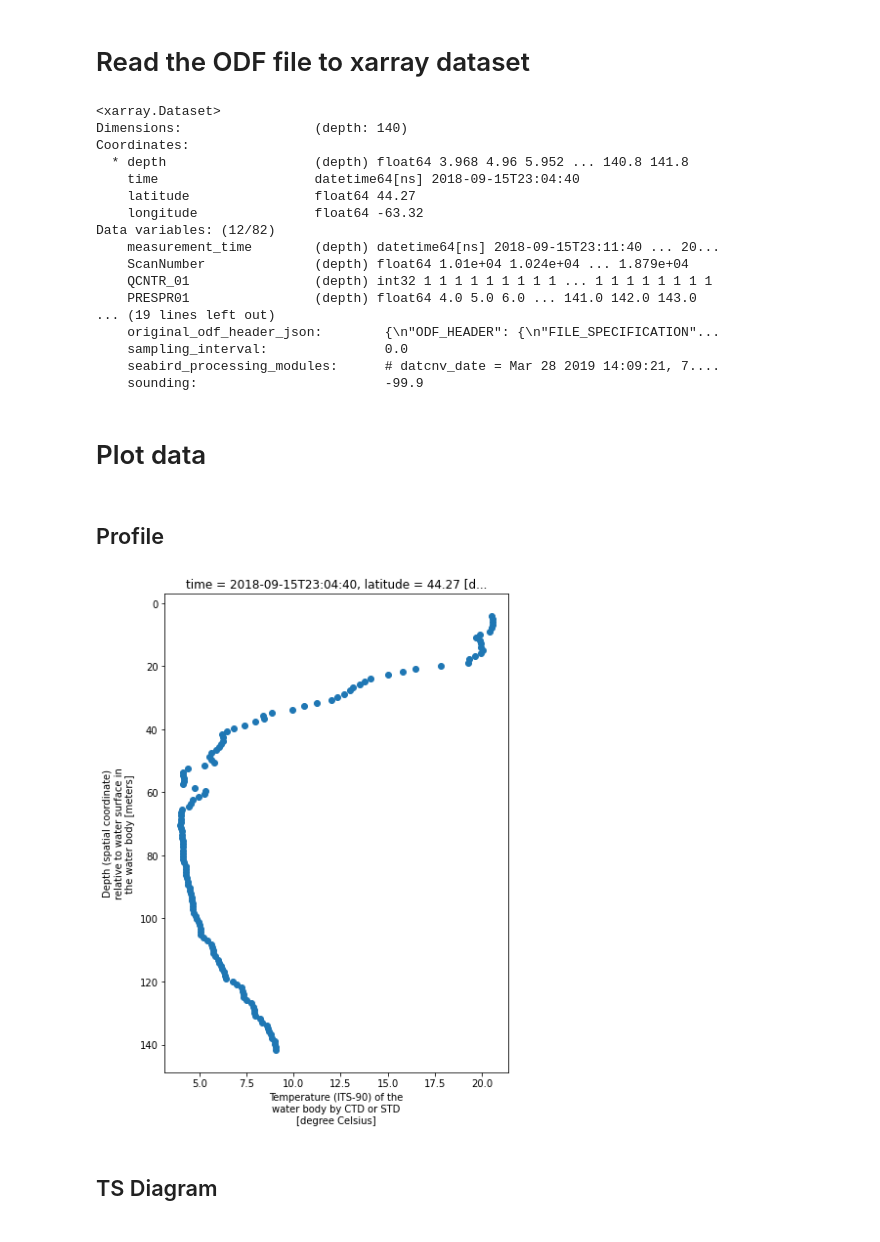
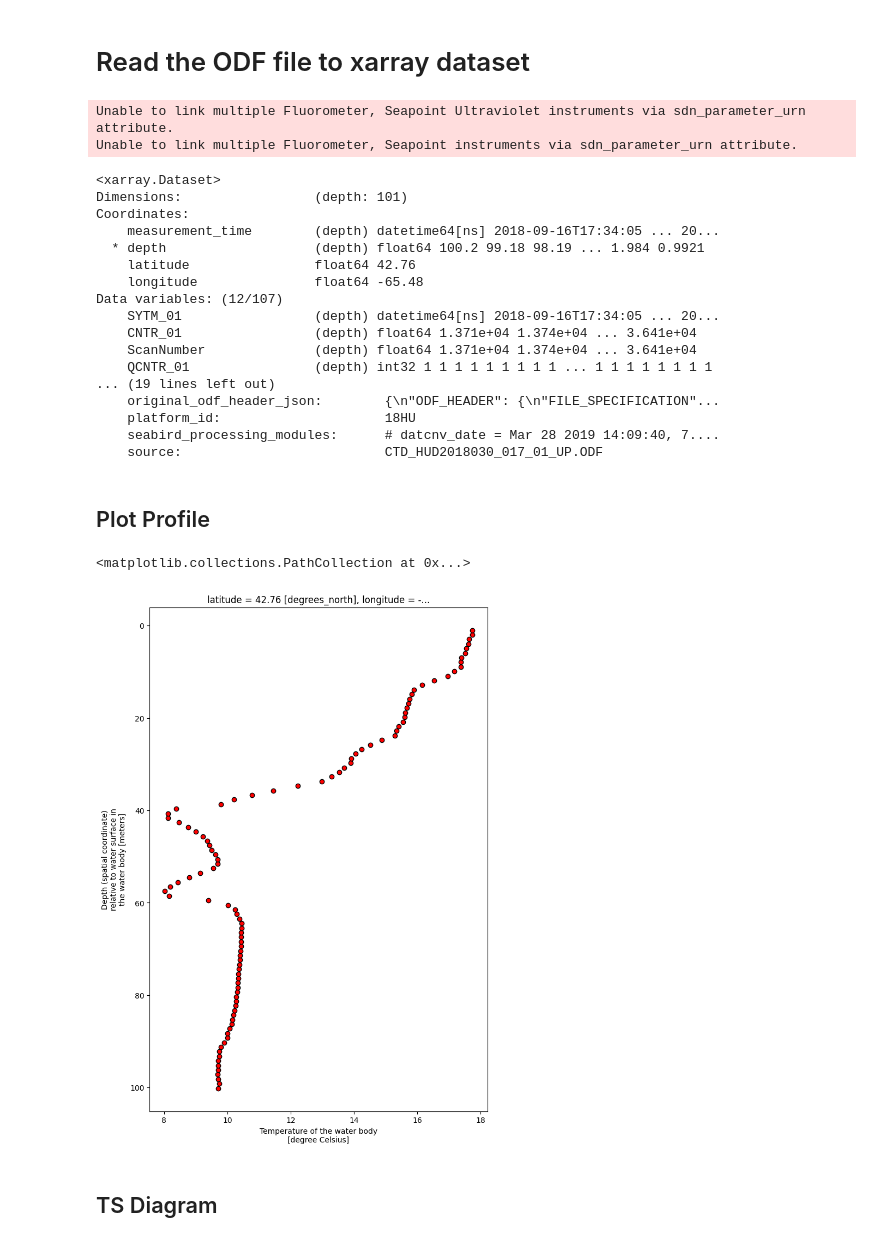
Before and after one commit to cioos-siooc/ocean-data-parser, a Jupyter notebook: notebooks/bio_odf_parsing_example.ipynb, the cells around one changed output. Cells and saved outputs as stored; diff of their text form; code cells hidden in the pictures.

```diff
--- a/notebooks/bio_odf_parsing_example.ipynb
+++ b/notebooks/bio_odf_parsing_example.ipynb
@@ -9,12 +10,16 @@ import os
 # %% [markdown]
 # Download an ODF locally from GitHub
+# %%
+def download_file_from_github(raw_url):
+    """Download a github raw file localy"""
+    odf_file_path = os.path.basename(raw_url)
+    response = requests.get(raw_url)
+    with open(odf_file_path, "w") as f:
+        f.write(response.text)
+    return odf_file_path
 # %%
 # Download from the ocean-data-parser repository one BIO ODF test file for demonstration purposes
-odf_file_url = "https://raw.githubusercontent.com/cioos-sioocean-data-parser/odf-parser/tests/parsers_test_files/dfo/odf/bio/CTD_HUD2018030_008_01_DN.ODF"
-odf_file_path = os.path.basename(odf_file_url)
-response = requests.get(odf_file_url)
-with open(odf_file_path, "w") as f:
-    f.write(response.text)
+odf_file_path = download_file_from_github("https://raw.githubusercontent.com/cioos-siooc/ocean-data-parser/development/tests/parsers_test_files/dfo/odf/bio/CTD/CTD_HUD2018030_017_01_UP.ODF")
 # %% [markdown]
 # Read the ODF file to xarray dataset
 # %%
@@ -22,31 +27,32 @@ with open(odf_file_path, "w") as f:
 ds = bio_odf(odf_file_path)
 ds
 # %% [output]
-<xarray.Dataset>
-Dimensions:                 (depth: 140)
-Coordinates:
-  * depth                   (depth) float64 3.968 4.96 5.952 ... 140.8 141.8
-    time                    datetime64[ns] 2018-09-15T23:04:40
-    latitude                float64 44.27
-    longitude               float64 -63.32
-Data variables: (12/82)
-    measurement_time        (depth) datetime64[ns] 2018-09-15T23:11:40 ... 20...
-    ScanNumber              (depth) float64 1.01e+04 1.024e+04 ... 1.879e+04
-    QCNTR_01                (depth) int32 1 1 1 1 1 1 1 1 1 ... 1 1 1 1 1 1 1 1
-    PRESPR01                (depth) float64 4.0 5.0 6.0 ... 141.0 142.0 143.0
-... (19 lines left out)
-    original_odf_header_json:        {\n"ODF_HEADER": {\n"FILE_SPECIFICATION"...
-    sampling_interval:               0.0
-    seabird_processing_modules:      # datcnv_date = Mar 28 2019 14:09:21, 7....
-    sounding:                        -99.9
+Unable to link multiple Fluorometer, Seapoint Ultraviolet instruments via sdn_parameter_urn attribute.
+Unable to link multiple Fluorometer, Seapoint instruments via sdn_parameter_urn attribute.
+<xarray.Dataset>
+Dimensions:                 (depth: 101)
+Coordinates:
+    measurement_time        (depth) datetime64[ns] 2018-09-16T17:34:05 ... 20...
+  * depth                   (depth) float64 100.2 99.18 98.19 ... 1.984 0.9921
+    latitude                float64 42.76
+    longitude               float64 -65.48
+Data variables: (12/107)
+    SYTM_01                 (depth) datetime64[ns] 2018-09-16T17:34:05 ... 20...
+    CNTR_01                 (depth) float64 1.371e+04 1.374e+04 ... 3.641e+04
+    ScanNumber              (depth) float64 1.371e+04 1.374e+04 ... 3.641e+04
+    QCNTR_01                (depth) int32 1 1 1 1 1 1 1 1 1 ... 1 1 1 1 1 1 1 1
+... (19 lines left out)
+    original_odf_header_json:        {\n"ODF_HEADER": {\n"FILE_SPECIFICATION"...
+    platform_id:                     18HU
+    seabird_processing_modules:      # datcnv_date = Mar 28 2019 14:09:40, 7....
+    source:                          CTD_HUD2018030_017_01_UP.ODF
 # %% [markdown]
-# Plot data
+## Plot Profile
-# %% [markdown]
-## Profile
-# %%
-fig = ds.plot.scatter(x="TEMPS901", y="depth", size=9, aspect=0.7)
-fig.axes.invert_yaxis()
-# %% [output]
-[figure, removed]
+# %%
+fig = plt.figure(figsize=(8,12))
+ds.plot.scatter(x="TEMPPR01", y="depth",facecolor='red',edgecolor='black', yincrease=False)
+# %% [output]
+<matplotlib.collections.PathCollection at 0x...>
+[figure, added]
 # %% [markdown]
 ## TS Diagram
```
Also changed, not shown: parts of 5 cells of this notebook, 2 other files.
